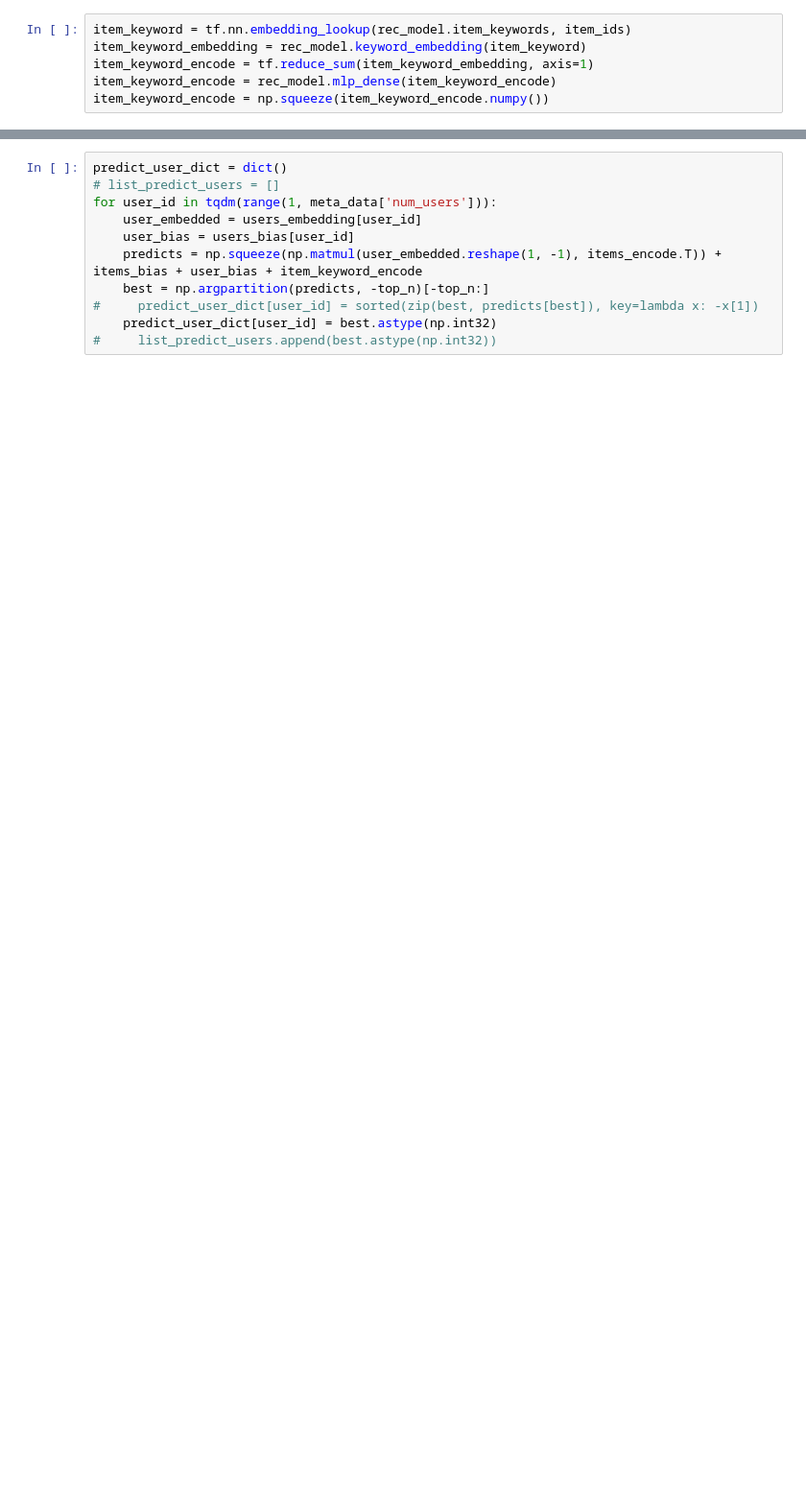
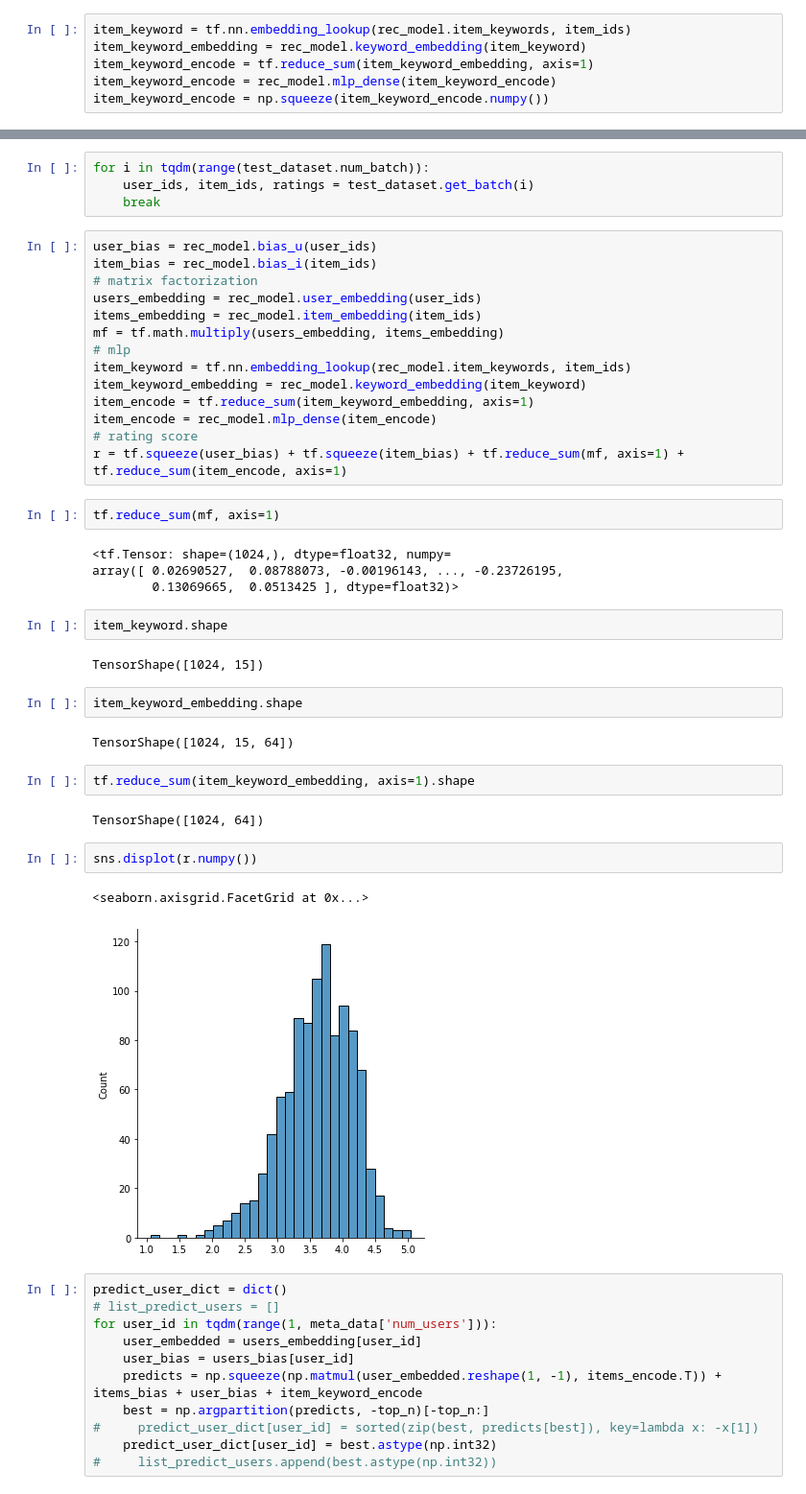
Before and after one commit to phucdkbk/movie_rs, a Jupyter notebook: EDA/rs prediction.ipynb, the cells around one changed output, grey strips where cells are left out. Shown at 96% size. Drawn from its saved outputs; the diff is of its cells as text; blank space fills up the shorter version.

```diff
--- a/EDA/rs prediction.ipynb
+++ b/EDA/rs prediction.ipynb
@@ -157,3 +232,44 @@ item_keyword_encode = np.squeeze(item_keyword_encode.numpy())
+# %%
+for i in tqdm(range(test_dataset.num_batch)):
+    user_ids, item_ids, ratings = test_dataset.get_batch(i)
+    break
+# %%
+user_bias = rec_model.bias_u(user_ids)
+item_bias = rec_model.bias_i(item_ids)
+# matrix factorization
+users_embedding = rec_model.user_embedding(user_ids)
+items_embedding = rec_model.item_embedding(item_ids)
+mf = tf.math.multiply(users_embedding, items_embedding)
+# mlp
+item_keyword = tf.nn.embedding_lookup(rec_model.item_keywords, item_ids)
+item_keyword_embedding = rec_model.keyword_embedding(item_keyword)
+item_encode = tf.reduce_sum(item_keyword_embedding, axis=1)
+item_encode = rec_model.mlp_dense(item_encode)
+# rating score
+r = tf.squeeze(user_bias) + tf.squeeze(item_bias) + tf.reduce_sum(mf, axis=1) + tf.reduce_sum(item_encode, axis=1)
+# %%
+tf.reduce_sum(mf, axis=1)
+# %% [output]
+<tf.Tensor: shape=(1024,), dtype=float32, numpy=
+array([ 0.02690527,  0.08788073, -0.00196143, ..., -0.23726195,
+        0.13069665,  0.0513425 ], dtype=float32)>
+# %%
+item_keyword.shape
+# %% [output]
+TensorShape([1024, 15])
+# %%
+item_keyword_embedding.shape
+# %% [output]
+TensorShape([1024, 15, 64])
+# %%
+tf.reduce_sum(item_keyword_embedding, axis=1).shape
+# %% [output]
+TensorShape([1024, 64])
+# %%
+sns.displot(r.numpy())
+# %% [output]
+<seaborn.axisgrid.FacetGrid at 0x...>
+[figure, added]
 # %%
 predict_user_dict = dict()
 # list_predict_users = []
```
Also changed, not shown: parts of 22 cells of this notebook, 9 other files.
